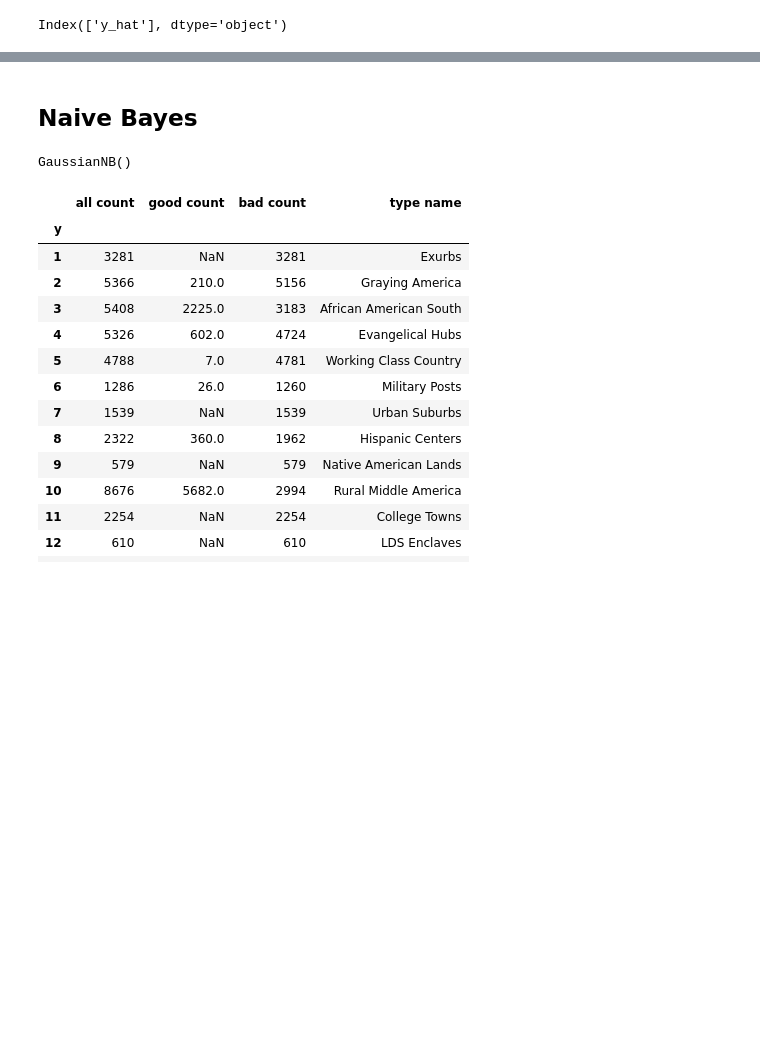
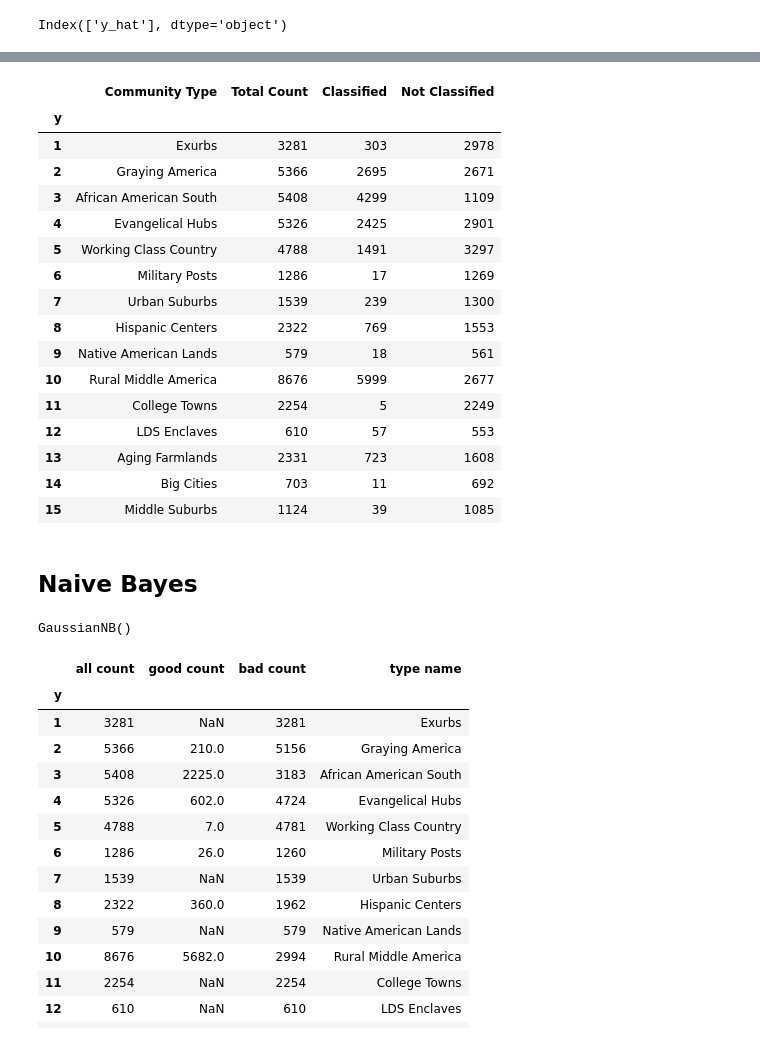
Before and after one commit to talajune/Ace_the_SATS, a Jupyter notebook: model_compare.ipynb, the cells around one changed output, grey strips where cells are left out. Saved outputs shown, nothing was run; the diff lists cells and outputs as text; code cells hidden in the pictures; blank space fills up the shorter version.

```diff
--- a/first_pass_climate.ipynb
+++ b/model_compare.ipynb
@@ -287,3 +325,23 @@ df_compare_knn
+# %%
+df_compare_knn
+# %% [output]
+|  | Community Type | Total Count | Classified | Not Classified |
+| y |  |  |  |  |
+| 1 | Exurbs | 3281 | 303 | 2978 |
+| 2 | Graying America | 5366 | 2695 | 2671 |
+| 3 | African American South | 5408 | 4299 | 1109 |
+| 4 | Evangelical Hubs | 5326 | 2425 | 2901 |
+| 5 | Working Class Country | 4788 | 1491 | 3297 |
+| 6 | Military Posts | 1286 | 17 | 1269 |
+| 7 | Urban Suburbs | 1539 | 239 | 1300 |
+| 8 | Hispanic Centers | 2322 | 769 | 1553 |
+| 9 | Native American Lands | 579 | 18 | 561 |
+| 10 | Rural Middle America | 8676 | 5999 | 2677 |
+| 11 | College Towns | 2254 | 5 | 2249 |
+| 12 | LDS Enclaves | 610 | 57 | 553 |
+| 13 | Aging Farmlands | 2331 | 723 | 1608 |
+| 14 | Big Cities | 703 | 11 | 692 |
+| 15 | Middle Suburbs | 1124 | 39 | 1085 |
 # %% [markdown]
 ## Naive Bayes
 # %%
```
Also changed, not shown: parts of 20 cells of this notebook, 13 other files.
